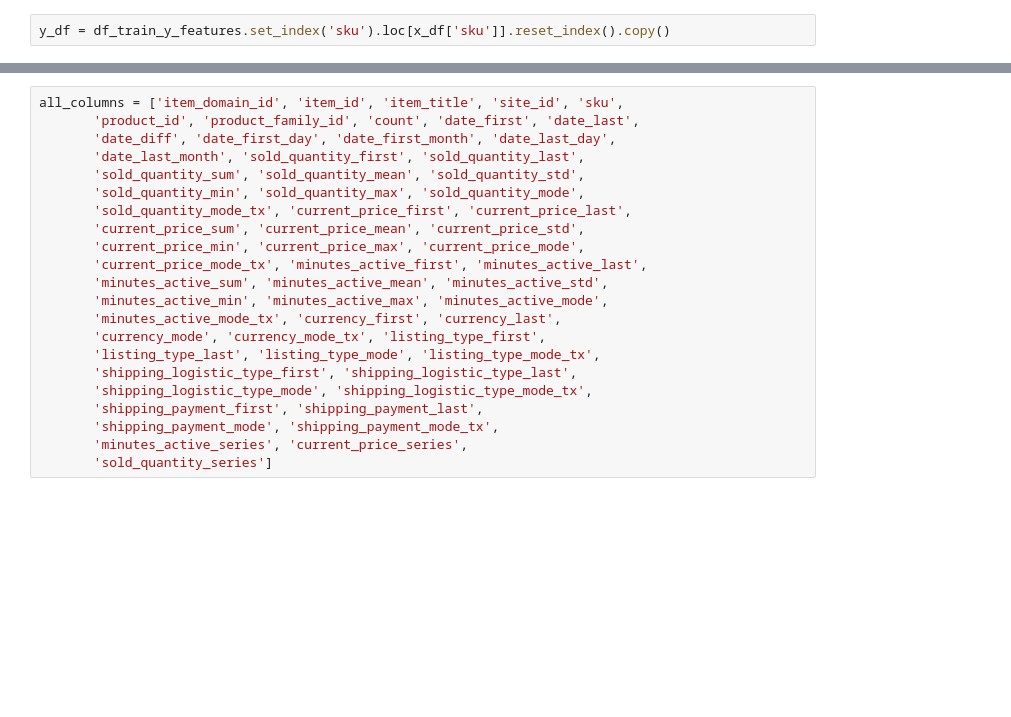
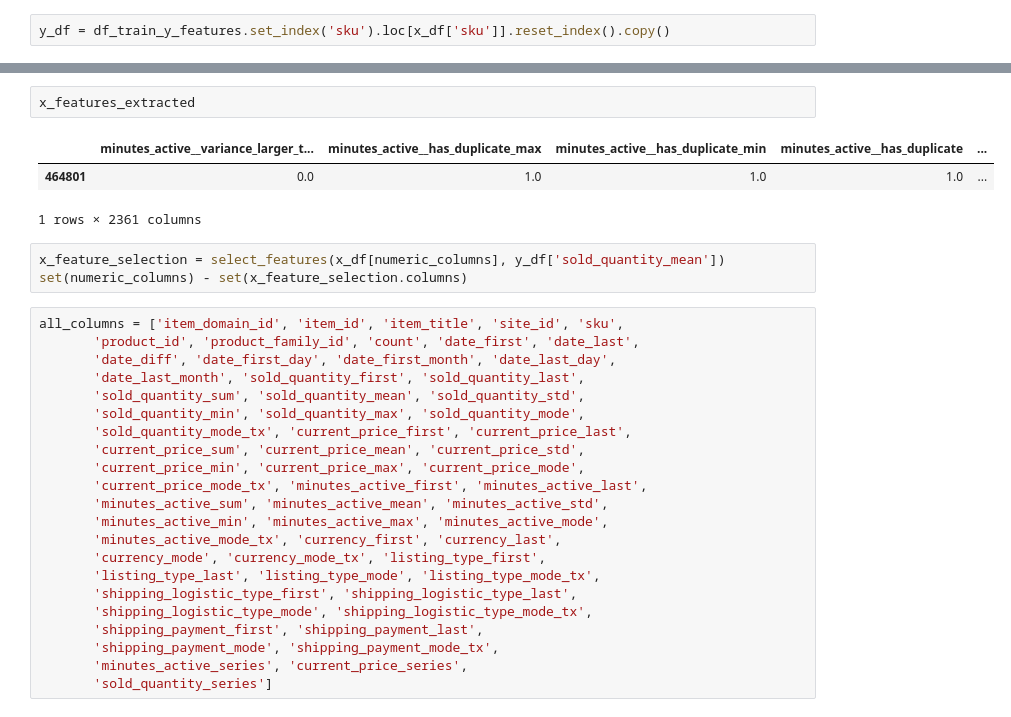
Before and after one commit to eduagarcia/meli-challenge-2021, a Jupyter notebook: predict_test.ipynb, the cells around one changed output, grey strips where cells are left out. Drawn from its saved outputs; the diff is of its cells as text; blank space fills up the shorter version.

```diff
--- a/predict_test.ipynb
+++ b/predict_test.ipynb
@@ -99,3 +192,12 @@ y_df = df_train_y_features.set_index('sku').loc[x_df['sku']].reset_index().copy(
+# %%
+x_features_extracted
+# %% [output]
+|  | minutes_active__variance_larger_t... | minutes_active__has_duplicate_max | minutes_active__has_duplicate_min | minutes_active__has_duplicate | ... |
+| 464801 | 0.0 | 1.0 | 1.0 | 1.0 | ... |
+1 rows × 2361 columns
+# %%
+x_feature_selection = select_features(x_df[numeric_columns], y_df['sold_quantity_mean'])
+set(numeric_columns) - set(x_feature_selection.columns)
 # %%
 all_columns = ['item_domain_id', 'item_id', 'item_title', 'site_id', 'sku',
        'product_id', 'product_family_id', 'count', 'date_first', 'date_last',
```
Also changed, not shown: parts of 30 cells of this notebook, 11 other files.
